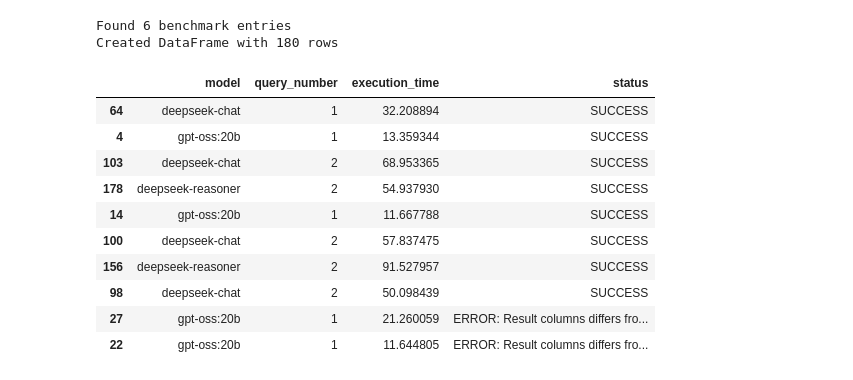
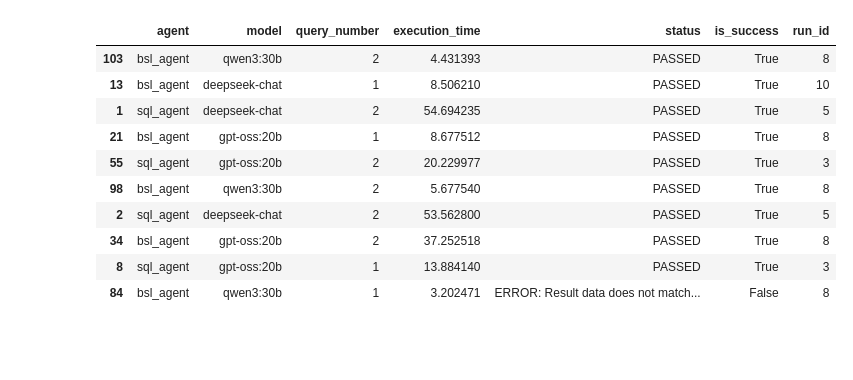
Before and after one commit to skolchin/llm-db-query, a Jupyter notebook: test_supp/view_benchmarks.ipynb, the cells around one changed output. Cells and saved outputs as stored; diff of their text form; code cells hidden in the pictures; blank space fills up the shorter version.

```diff
--- a/test_supp/view_benchmarks.ipynb
+++ b/test_supp/view_benchmarks.ipynb
@@ -33,53 +82,23 @@ Latest benchmark file: .benchmarks/Linux-CPython-3.13-64bit/0002_f77e55752b6ae04
 # %%
-# Extract benchmark data and create DataFrame
+files = list_benchmark_files()
 
-benchmarks = benchmark_data.get('benchmarks', [])
-print(f"Found {len(benchmarks)} benchmark entries")
+match BENCHMARK_FILE_MODE:
+    case "latest_file":
+        df = load_benchmark_file(files[0])
+    case "all_files":
+        df = load_and_merge_benchmark_files(files)
 
-# Extract data for each benchmark entry
-records = []
-for bench in benchmarks:
-    param = bench.get('param', '')
-    # Parse model name and query number from param (format: "model-querynumber")
-    # Handle models with colons like "gpt-oss:20b-1"
-    parts = param.rsplit('-', 1)
-    if len(parts) == 2:
-        model_name = parts[0]
-        query_number = int(parts[1])
-    else:
-        model_name = param
-        query_number = 0
-
-    # Get execution times and run statuses
-    execution_times = bench.get('stats', {}).get('data', [])
-    run_statuses = bench.get('extra_info', {}).get('run_status', [])
-
-    # Each benchmark entry has multiple runs
-    for i, exec_time in enumerate(execution_times):
-        status = run_statuses[i] if i < len(run_statuses) else "UNKNOWN"
-        records.append({
-            'model': model_name,
-            'query_number': query_number,
-            'execution_time': exec_time,
-            'status': status
-        })
-
-# Create DataFrame
-df = pd.DataFrame(records)
-print(f"Created DataFrame with {len(df)} rows")
 df.sample(10)
 # %% [output]
-Found 6 benchmark entries
-Created DataFrame with 180 rows
-|  | model | query_number | execution_time | status |
-| 64 | deepseek-chat | 1 | 32.208894 | SUCCESS |
-| 4 | gpt-oss:20b | 1 | 13.359344 | SUCCESS |
-| 103 | deepseek-chat | 2 | 68.953365 | SUCCESS |
-| 178 | deepseek-reasoner | 2 | 54.937930 | SUCCESS |
-| 14 | gpt-oss:20b | 1 | 11.667788 | SUCCESS |
-| 100 | deepseek-chat | 2 | 57.837475 | SUCCESS |
-| 156 | deepseek-reasoner | 2 | 91.527957 | SUCCESS |
-| 98 | deepseek-chat | 2 | 50.098439 | SUCCESS |
-| 27 | gpt-oss:20b | 1 | 21.260059 | ERROR: Result columns differs fro... |
-| 22 | gpt-oss:20b | 1 | 11.644805 | ERROR: Result columns differs fro... |
+|  | agent | model | query_number | execution_time | status | is_success | run_id |
+| 103 | bsl_agent | qwen3:30b | 2 | 4.431393 | PASSED | True | 8 |
+| 13 | bsl_agent | deepseek-chat | 1 | 8.506210 | PASSED | True | 10 |
+| 1 | sql_agent | deepseek-chat | 2 | 54.694235 | PASSED | True | 5 |
+| 21 | bsl_agent | gpt-oss:20b | 1 | 8.677512 | PASSED | True | 8 |
+| 55 | sql_agent | gpt-oss:20b | 2 | 20.229977 | PASSED | True | 3 |
+| 98 | bsl_agent | qwen3:30b | 2 | 5.677540 | PASSED | True | 8 |
+| 2 | sql_agent | deepseek-chat | 2 | 53.562800 | PASSED | True | 5 |
+| 34 | bsl_agent | gpt-oss:20b | 2 | 37.252518 | PASSED | True | 8 |
+| 8 | sql_agent | gpt-oss:20b | 1 | 13.884140 | PASSED | True | 3 |
+| 84 | bsl_agent | qwen3:30b | 1 | 3.202471 | ERROR: Result data does not match... | False | 8 |
 # %%
```
Also changed, not shown: parts of 3 cells of this notebook, 7 other files.
